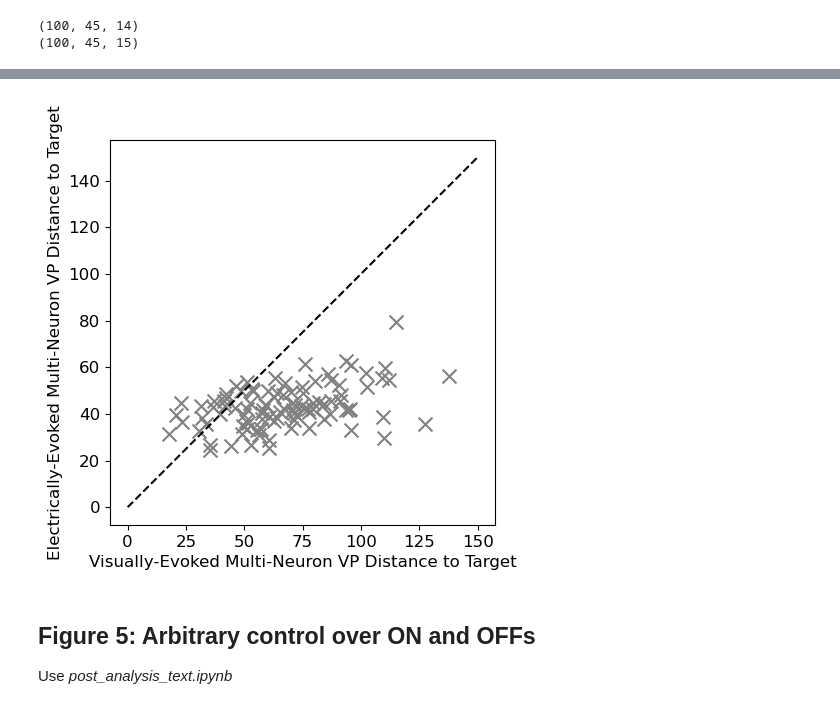
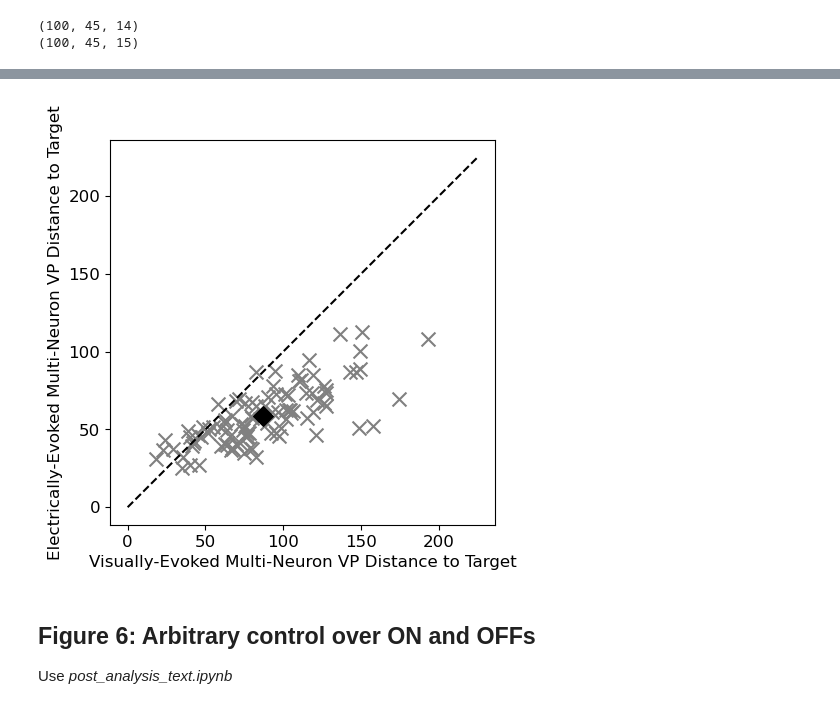
Before and after one commit to andrewjamesphillips/spike_train_reproduction, a Jupyter notebook: 30micron/figures.ipynb, the cells around one changed output, grey strips where cells are left out. Cells and saved outputs as stored; diff of their text form; code cells hidden in the pictures.

```diff
--- a/30micron/figures.ipynb
+++ b/30micron/figures.ipynb
@@ -1606,0 +1724,16 @@ for c in range(len(selective_cells_of_interest)):
+# %%
+vstim_spike_counts = np.zeros((vstim_responses.shape[0], len(selective_cells_of_interest)))
+for i in range(vstim_responses.shape[0]):
+    for j in range(len(selective_cells_of_interest)):
+        vstim_spike_counts[i,j] = len(vstim_responses[i][j])
+
+estim_espont_spike_counts = np.zeros((estim_espont_responses.shape[0], len(selective_cells_of_interest)))
+for i in range(estim_espont_responses.shape[0]):
+    for j in range(len(selective_cells_of_interest)):
+        estim_espont_spike_counts[i,j] = len(estim_espont_responses[i][j])
+
+# Find the maximum spike counts for each population
+on_parasol_max_spike_count = np.max(np.mean(vstim_spike_counts[:,np.isin(selective_cells_of_interest, on_parasol_cells)], axis=0))
+off_parasol_max_spike_count = np.max(np.mean(vstim_spike_counts[:,np.isin(selective_cells_of_interest, off_parasol_cells)], axis=0))
+print(f"ON parasol max spike count: {on_parasol_max_spike_count}")
+print(f"OFF parasol max spike count: {off_parasol_max_spike_count}")
@@ -1622,6 +1837,9 @@ for c in range(len(selective_cells_of_interest)):
     estim_espont_vp = estim_espont_vp_distance[c,0,1:15]
 
     plt.scatter(np.mean(vstim_vp), np.mean(estim_espont_vp), color=color, marker='x', s=100)
+
+    if np.mean(vstim_vp) + 2 < np.mean(estim_espont_vp):
+        print(f"Cell {selective_cells_of_interest[c]} has bad control")
 
 for c in range(len(selective_cells_of_interest)):
 
@@ -1652,7 +1870,7 @@ ax.set_ylabel('Electrically-Evoked VP Distance to Target', fontsize=12)
 ax.tick_params(axis='both', which='major', labelsize=12)
 
 # Make a x=y line
-x = np.linspace(0, 12, 12)
+x = np.linspace(0, 20, 20)
 ax.plot(x, x, color='k', linestyle='--')
 
 # Show the plot
@@ -1688,7 +1908,7 @@ def multiprocess_vp(frame_no):
                 estim_espont_spike_trains[i,j] = SpikeTrain(estim_espont_responses[i][j].astype(np.float64)*ms, t_start=-1.5*ms, t_stop=1300.0*ms)
 
 
-    q = 1. / (25 * ms) # q=0 means no cost for any shift of spikes, q=np.inf means infinite cost for any spike shift and hence exclusion of spike shifts
+    q = 1. / (10 * ms) # q=0 means no cost for any shift of spikes, q=np.inf means infinite cost for any spike shift and hence exclusion of spike shifts
 
     vstim_vp_distance = np.empty((vstim_spike_trains.shape[1], vstim_spike_trains.shape[0], vstim_spike_trains.shape[0]))
     for i in range(vstim_spike_trains.shape[1]):
@@ -1712,7 +1932,7 @@ def multiprocess_vp(frame_no):
         if spike_count == 0:
             spike_count = np.inf
 
-        estim_espont_vp_distance[i] = victor_purpura_distance(spike_train_list, cost_factor=q) # / spike_count
+        estim_espont_vp_distance[i] = victor_purpura_distance(spike_train_list, cost_factor=q) # / spike_count # IMPORTANT REMEMBER THIS SWITCH
 
 
     return vstim_vp_distance[:,vstim_trial,[False if i == vstim_trial else True for i in range(vstim_vp_distance.shape[2])]], estim_espont_vp_distance[:,0,1:]
@@ -1740,7 +1960,7 @@ cell_vp_distances = np.zeros(len(selective_cells_of_interest))
 
 for s in range(estim_espont_vp_distances.shape[0]):
     for c in range(estim_espont_vp_distances.shape[1]):
-        cell_vp_distances[c] += np.mean(estim_espont_vp_distances[s,c,:-1])
+        cell_vp_distances[c] += np.mean(estim_espont_vp_distances[s,c,:])
 
 cell_vp_distances /= estim_espont_vp_distances.shape[0]
 
@@ -1757,3 +1977,5 @@ for c in range(len(selective_cells_of_interest)):
         error_cells.append(selective_cells_of_interest[c])
 
 print(f"{100*np.mean(cell_vp_distances[mask] < thresh)}% of cells were reliably encoded")
+
+error_cells = []
@@ -1832,36 +2036,36 @@ fig, ax = plt.subplots(1, 1, sharex=True, sharey=True, figsize=(5,5))
 
 temp = [False if s in [34,51,76] else True for s in range(vstim_vp_distances.shape[0])]
 
 total_vstim_vp_distances = np.sum(vstim_vp_distances[:,mask,:], axis=1)
 # total_estim_espont_vp_distances = estim_espont_vp_distances[:,:,:-1]
 # total_estim_espont_vp_distances = np.sum(total_estim_espont_vp_distances[:,mask,:], axis=1)
 total_estim_espont_vp_distances = np.sum(estim_espont_vp_distances[:,mask,:], axis=1)
 average_total_vstim_vp_distances = np.mean(total_vstim_vp_distances, axis=1)
 average_total_estim_espont_vp_distances = np.mean(total_estim_espont_vp_distances, axis=1)
 
 ax.scatter(average_total_vstim_vp_distances, average_total_estim_espont_vp_distances, color='gray', marker='x', s=100)
 # ax.scatter(average_total_vstim_vp_distances[temp], average_total_estim_espont_vp_distances[temp], color='gray', marker='x', s=100)
 # for s in [34,51,76]:
 #     ax.scatter(average_total_vstim_vp_distances[s], average_total_estim_espont_vp_distances[s], color='k', marker='X', s=200)
-# ax.scatter(np.mean(average_total_vstim_vp_distances), np.mean(average_total_estim_espont_vp_distances), color='k', marker='D', s=100)
+ax.scatter(np.mean(average_total_vstim_vp_distances), np.mean(average_total_estim_espont_vp_distances), color='k', marker='D', s=100)
 
 # Set the labels and title
 ax.set_xlabel('Visually-Evoked Multi-Neuron VP Distance to Target', fontsize=12)
 ax.set_ylabel('Electrically-Evoked Multi-Neuron VP Distance to Target', fontsize=12)
 
 # Make all ticks larger
 ax.tick_params(axis='both', which='major', labelsize=12)
 
 # Make a x=y line
-x = np.linspace(0, 150, 150)
+x = np.linspace(0, 225, 225)
 ax.plot(x, x, color='k', linestyle='--')
 
 ax.set_aspect('equal')
 
 # Show the plot
 plt.show()
 # %% [output]
-[figure, old version]
+[figure, new version]
 # %% [markdown]
-## Figure 5: Arbitrary control over ON and OFFs
+## Figure 6: Arbitrary control over ON and OFFs
 Use *post_analysis_text.ipynb*
```
Also changed, not shown: parts of 28 cells of this notebook.
